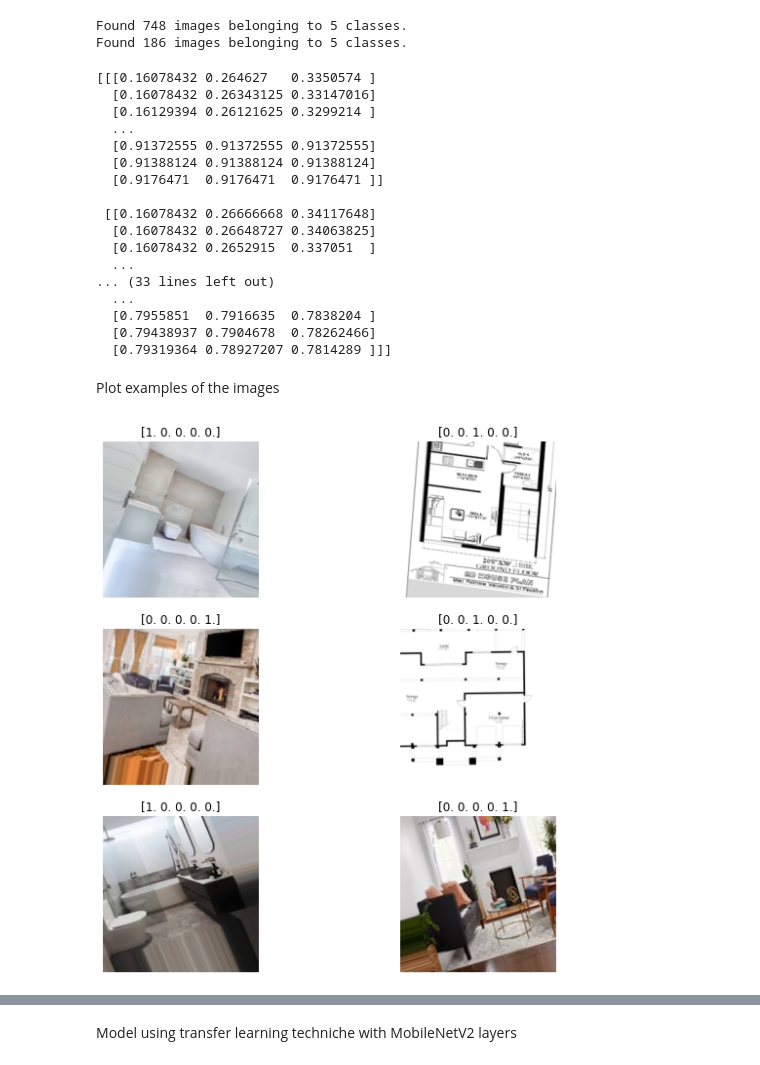
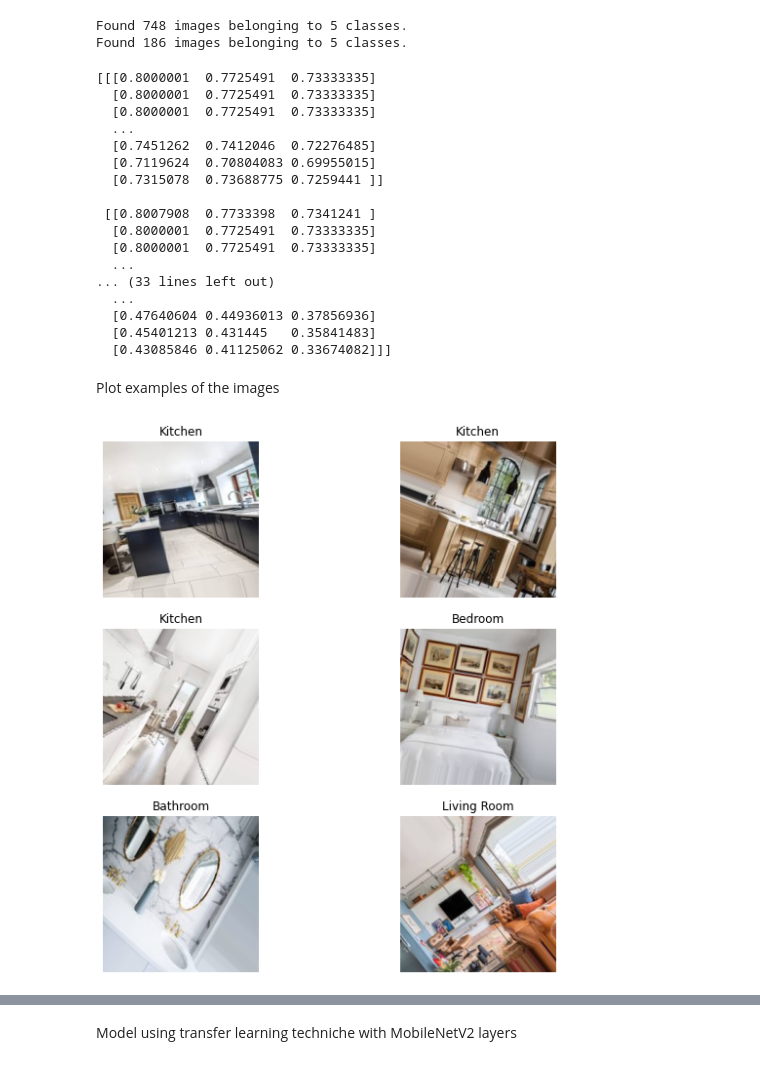
Before and after one commit to Panatore/RoomsClassifier, a Jupyter notebook: TFM.ipynb, the cells around one changed output, grey strips where cells are left out. Saved outputs shown, nothing was run; the diff lists cells and outputs as text; code cells hidden in the pictures.

```diff
--- a/TFM.ipynb
+++ b/TFM.ipynb
@@ -28,7 +29,7 @@ TensorFlow **IS** using the GPU
 # %% [markdown]
 # Load the data of the directory
 # %%
-data_dir = "./data"
+data_dir = "./data/Train/"
 # %%
 train_ds = tf.keras.utils.image_dataset_from_directory(
   data_dir,
@@ -236,34 +238,34 @@ import scipy
 # %%
 print(train_generator.next()[0][1])
 # %% [output]
-[[[0.16078432 0.264627   0.3350574 ]
-  [0.16078432 0.26343125 0.33147016]
-  [0.16129394 0.26121625 0.3299214 ]
+[[[0.8000001  0.7725491  0.73333335]
+  [0.8000001  0.7725491  0.73333335]
+  [0.8000001  0.7725491  0.73333335]
   ...
-  [0.91372555 0.91372555 0.91372555]
-  [0.91388124 0.91388124 0.91388124]
-  [0.9176471  0.9176471  0.9176471 ]]
+  [0.7451262  0.7412046  0.72276485]
+  [0.7119624  0.70804083 0.69955015]
+  [0.7315078  0.73688775 0.7259441 ]]
 
- [[0.16078432 0.26666668 0.34117648]
-  [0.16078432 0.26648727 0.34063825]
-  [0.16078432 0.2652915  0.337051  ]
+ [[0.8007908  0.7733398  0.7341241 ]
+  [0.8000001  0.7725491  0.73333335]
+  [0.8000001  0.7725491  0.73333335]
   ...
 ... (33 lines left out)
   ...
-  [0.7955851  0.7916635  0.7838204 ]
-  [0.79438937 0.7904678  0.78262466]
-  [0.79319364 0.78927207 0.7814289 ]]]
+  [0.47640604 0.44936013 0.37856936]
+  [0.45401213 0.431445   0.35841483]
+  [0.43085846 0.41125062 0.33674082]]]
 # %% [markdown]
 Plot examples of the images
 # %%
 batch =  train_generator.next()
 
 plt.figure(figsize=(10, 10))
 
 for i in range(6):
   ax = plt.subplot(3, 2, i + 1)
   plt.imshow(batch[0][i])
-  plt.title(batch[1][i])
+  plt.title(class_names[np.argmax(batch[1][i])])
   plt.axis("off")
 # %% [output]
-[figure, old version]
+[figure, new version]
```
Also changed, not shown: parts of 29 cells of this notebook, 4 other files.
